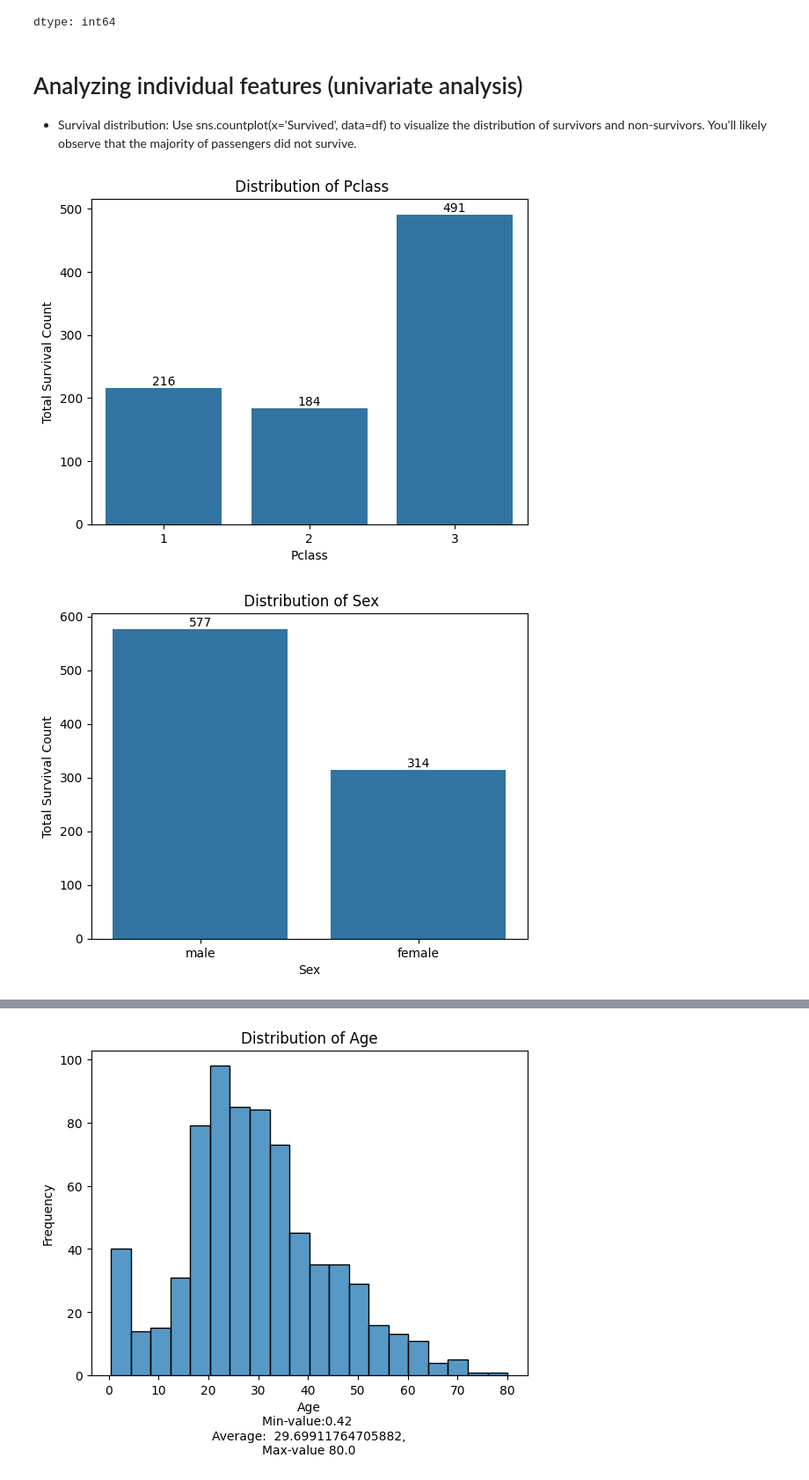
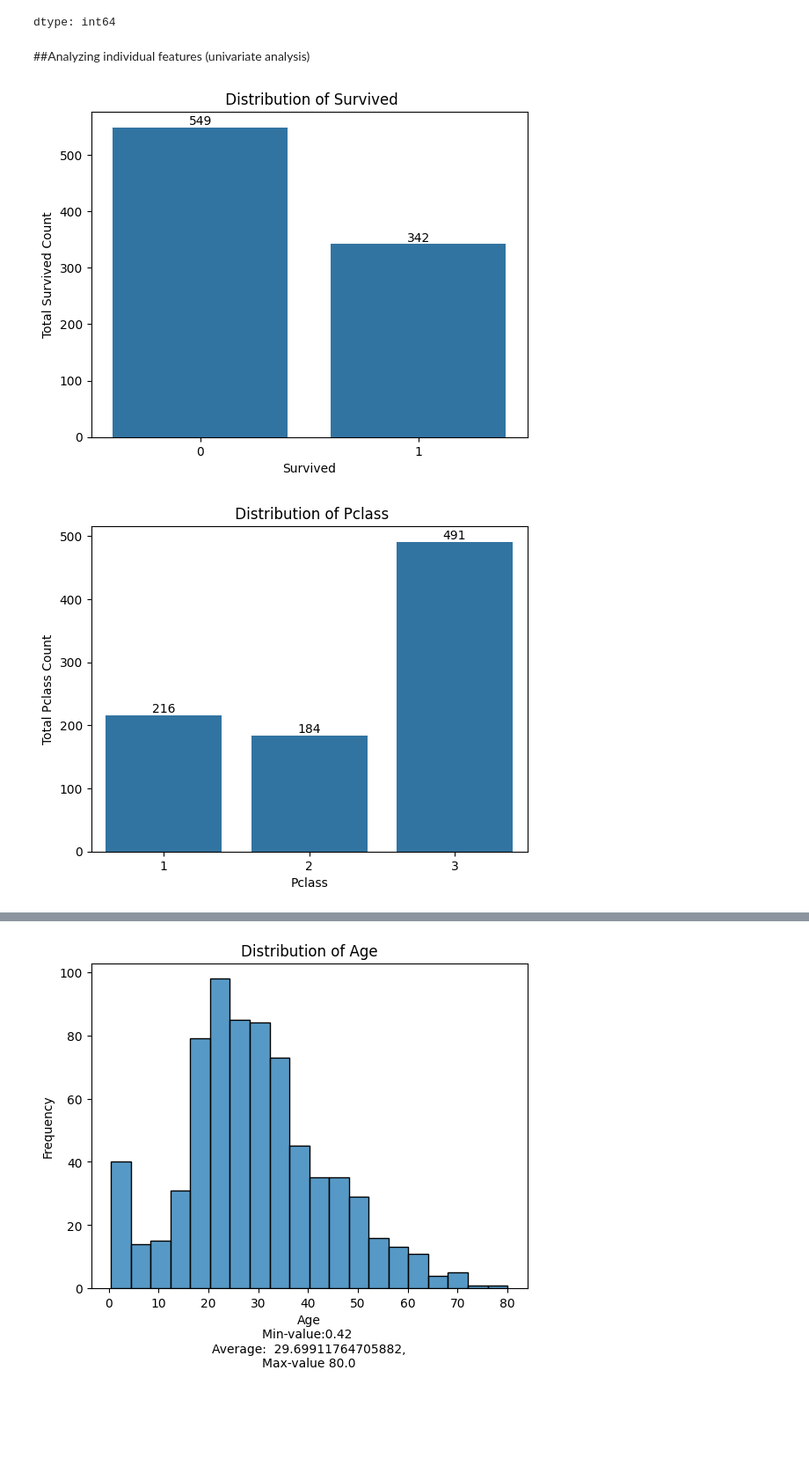
Before and after one commit to SrEntropy/titanic-ml-pipeline, a Jupyter notebook: notebooks/eda.ipynb, the cells around one changed output, grey strips where cells are left out. Shown: that part at 88% size. Saved outputs shown, nothing was run; the diff lists cells and outputs as text; code cells hidden in the pictures; blank space fills up the shorter version.

```diff
--- a/notebooks/eda.ipynb
+++ b/notebooks/eda.ipynb
@@ -93,0 +82,4 @@ df.describe(), df["Sex"].describe()
+# %%
+df_categorical = df[["Survived","Pclass", "Sex","Embarked"]]
+display(df_categorical.head(4))
+display(df_categorical.describe())
@@ -121,17 +135,16 @@ df_category.nunique()
 | Sex | 2 |
 | Embarked | 3 |
 dtype: int64
-# %% [markdown]
-# Analyzing individual features (univariate analysis)
-- Survival distribution: Use sns.countplot(x='Survived', data=df) to visualize the distribution of survivors and non-survivors. You'll likely observe that the majority of passengers did not survive.
+# %% [markdown]
+##Analyzing individual features (univariate analysis)
 # %%
-for i in df_category.columns[1:]:
-  sns.countplot(x=i, data=df_category)
+for i in df_categorical.columns:
+  sns.countplot(x=i, data=df_categorical)
   plt.title(f" Distribution of {i}")
   plt.bar_label(plt.gca().containers[0])
   plt.xlabel(f"{i}")
-  plt.ylabel("Total Survival Count")
+  plt.ylabel(f"Total {i} Count")
   plt.show()
 # %% [output]
-[figure, old version]
+[figure, new version]
-[figure, old version]
+[figure, new version]
```
Also changed, not shown: parts of 25 cells of this notebook, 1 other file.
